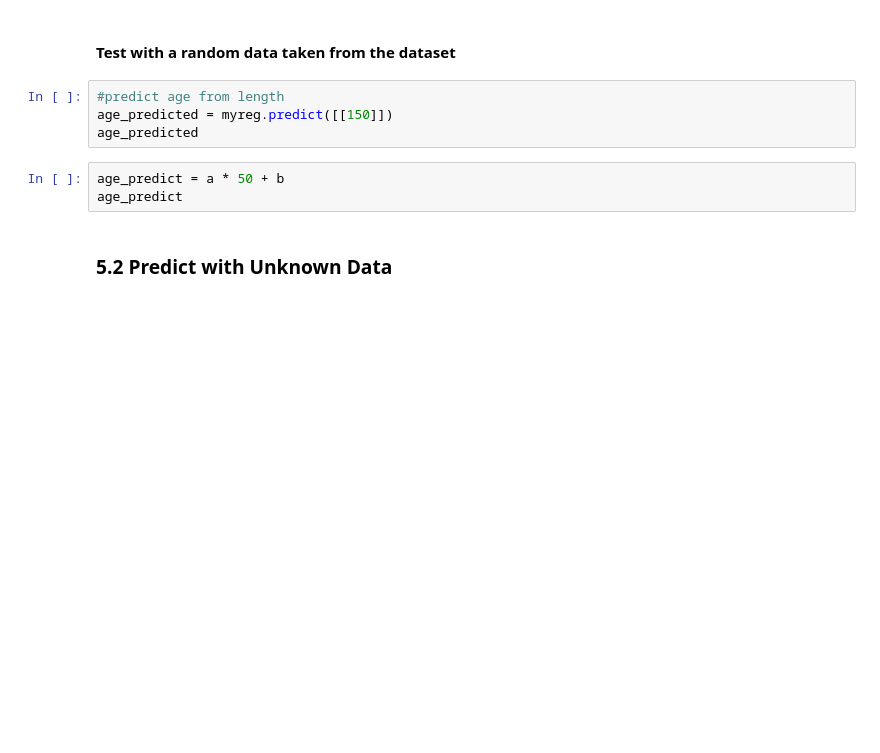
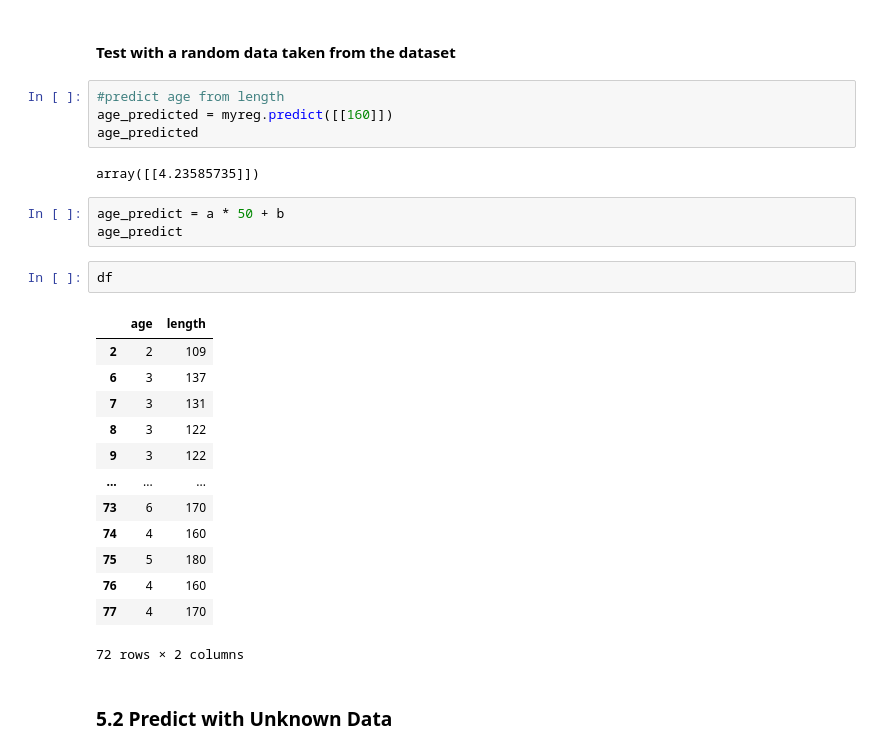
Before and after one commit to foxdocs/dat-bi, a Jupyter notebook: Code/ML/Regression/Linear-Regression.ipynb, the cells around one changed output. Cells and saved outputs as stored; diff of their text form; blank space fills up the shorter version.

```diff
--- a/Code/ML/Regression/Linear-Regression.ipynb
+++ b/Code/ML/Regression/Linear-Regression.ipynb
@@ -202,11 +318,29 @@ plt.show()
 #### Test with a random data taken from the dataset
 # %%
 #predict age from length
-age_predicted = myreg.predict([[150]])
+age_predicted = myreg.predict([[160]])
 age_predicted
+# %% [output]
+array([[4.23585735]])
 # %%
 age_predict = a * 50 + b
 age_predict
+# %%
+df
+# %% [output]
+|  | age | length |
+| 2 | 2 | 109 |
+| 6 | 3 | 137 |
+| 7 | 3 | 131 |
+| 8 | 3 | 122 |
+| 9 | 3 | 122 |
+| ... | ... | ... |
+| 73 | 6 | 170 |
+| 74 | 4 | 160 |
+| 75 | 5 | 180 |
+| 76 | 4 | 160 |
+| 77 | 4 | 170 |
+72 rows × 2 columns
 # %% [markdown]
 ### 5.2 Predict with Unknown Data
 # %%
```
Also changed, not shown: parts of 32 cells of this notebook, 3 other files.
